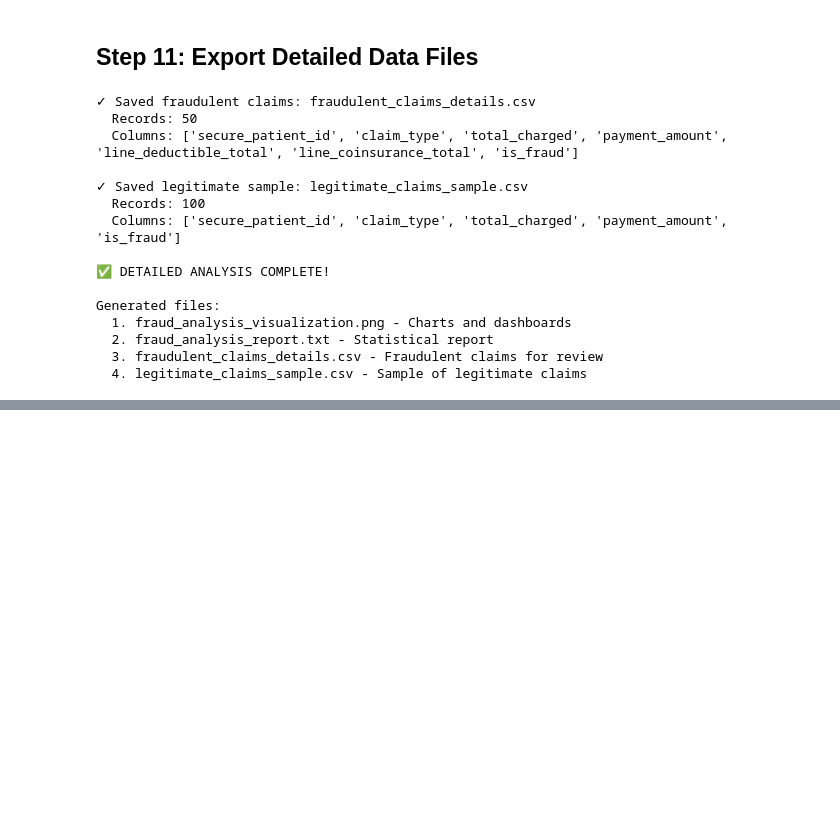
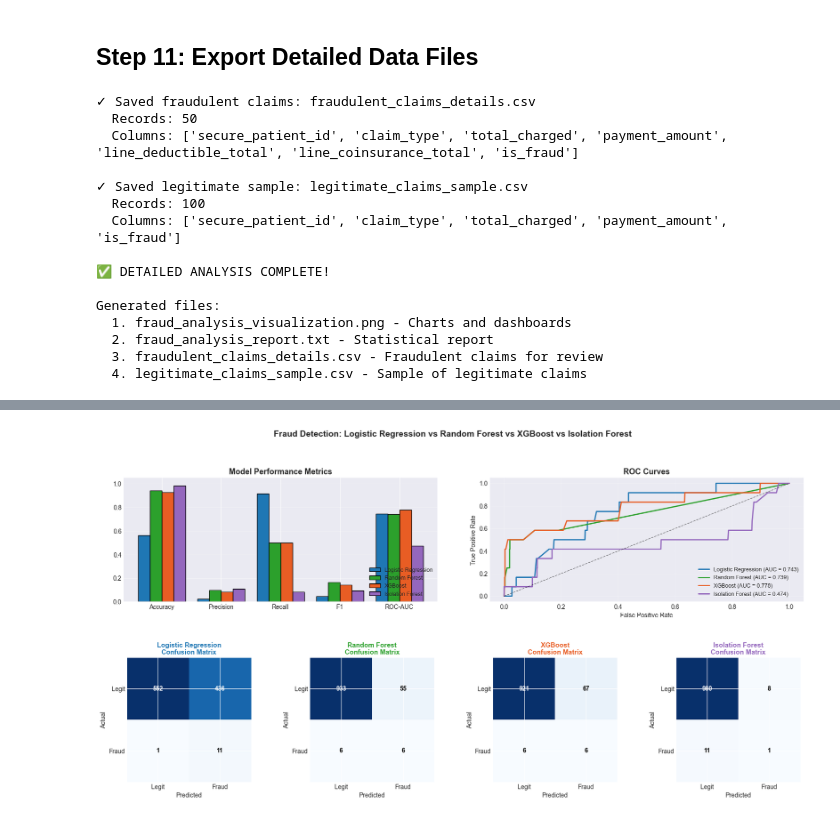
Before and after one commit to rachnagaire/SecureHIC, a Jupyter notebook: src/fraud_analysis_detailed_enhanced.ipynb, the cells around one changed output, grey strips where cells are left out. Drawn from its saved outputs; the diff is of its cells as text; code cells hidden in the pictures; blank space fills up the shorter version.

```diff
--- a/src/fraud_analysis_detailed_enhanced.ipynb
+++ b/src/fraud_analysis_detailed_enhanced.ipynb
@@ -565,0 +851,75 @@ Generated files:
+# %%
+# --- Compare all four models: metrics bar chart, ROC curves, confusion matrices ---
+from sklearn.metrics import roc_curve
+
+all_metrics = [lr_metrics, rf_metrics]
+preds_probas = [
+    ('Logistic Regression', lr_pred, lr_proba, '#1f77b4'),
+    ('Random Forest',       rf_pred, rf_proba, '#2ca02c'),
+]
+if HAS_XGB and xgb_metrics is not None:
+    all_metrics.append(xgb_metrics)
+    preds_probas.append(('XGBoost', xgb_pred, xgb_proba, '#E85D24'))
+
+all_metrics.append(iso_metrics)
+preds_probas.append(('Isolation Forest', iso_pred, iso_score, '#9467bd'))
+
+results_df = pd.DataFrame(all_metrics).set_index('Model')
+print("\n" + "="*80)
+print("MODEL COMPARISON")
+print("="*80)
+print(results_df.round(4).to_string())
+
+n_models = len(preds_probas)
+fig = plt.figure(figsize=(5 * n_models, 9))
+gs = fig.add_gridspec(2, n_models, hspace=0.45, wspace=0.4)
+
+# Top-left: metric bar chart across models
+ax_bar = fig.add_subplot(gs[0, :max(2, n_models // 2)])
+metric_names = ['Accuracy', 'Precision', 'Recall', 'F1', 'ROC-AUC']
+x_pos = np.arange(len(metric_names))
+bar_w = 0.8 / n_models
+for i, (name, _, _, color) in enumerate(preds_probas):
+    vals = [results_df.loc[name, m] for m in metric_names]
+    ax_bar.bar(x_pos + i * bar_w, vals, bar_w, label=name, color=color, edgecolor='black')
+ax_bar.set_xticks(x_pos + bar_w * (n_models - 1) / 2)
+ax_bar.set_xticklabels(metric_names)
+ax_bar.set_ylim(0, 1.05)
+ax_bar.set_title('Model Performance Metrics', fontsize=13, fontweight='bold')
+ax_bar.legend(loc='lower right', fontsize=9)
+ax_bar.grid(axis='y', alpha=0.3)
+
+# Top-right: ROC curves
+ax_roc = fig.add_subplot(gs[0, max(2, n_models // 2):])
+for name, _, proba, color in preds_probas:
+    fpr, tpr, _ = roc_curve(y_test, proba)
+    auc = results_df.loc[name, 'ROC-AUC']
+    ax_roc.plot(fpr, tpr, color=color, lw=2, label=f'{name} (AUC = {auc:.3f})')
+ax_roc.plot([0, 1], [0, 1], 'k--', lw=1, alpha=0.5)
+ax_roc.set_xlabel('False Positive Rate')
+ax_roc.set_ylabel('True Positive Rate')
+ax_roc.set_title('ROC Curves', fontsize=13, fontweight='bold')
+ax_roc.legend(loc='lower right', fontsize=9)
+ax_roc.grid(alpha=0.3)
+
+# Bottom row: per-model confusion matrices
+for i, (name, pred, _, color) in enumerate(preds_probas):
+    ax_cm = fig.add_subplot(gs[1, i])
+    cm = confusion_matrix(y_test, pred)
+    im = ax_cm.imshow(cm, cmap='Blues')
+    for r in range(cm.shape[0]):
+        for c in range(cm.shape[1]):
+            ax_cm.text(c, r, f'{cm[r, c]:,}', ha='center', va='center',
+                       color='white' if cm[r, c] > cm.max() / 2 else 'black',
+                       fontweight='bold')
+    ax_cm.set_xticks([0, 1]); ax_cm.set_xticklabels(['Legit', 'Fraud'])
+    ax_cm.set_yticks([0, 1]); ax_cm.set_yticklabels(['Legit', 'Fraud'])
+    ax_cm.set_xlabel('Predicted'); ax_cm.set_ylabel('Actual')
+    ax_cm.set_title(f'{name}\nConfusion Matrix', fontsize=11, fontweight='bold', color=color)
+
+plt.suptitle('Fraud Detection: Logistic Regression vs Random Forest vs XGBoost vs Isolation Forest',
+             fontsize=14, fontweight='bold', y=1.00)
+plt.savefig('model_comparison.png', dpi=150, bbox_inches='tight')
+print("\nPlot saved to: model_comparison.png")
+plt.show()
+# %% [output]
@@ -565,0 +937 @@ Generated files:
+[figure, added]
```
Also changed, not shown: parts of 8 cells of this notebook, 5 other files.
